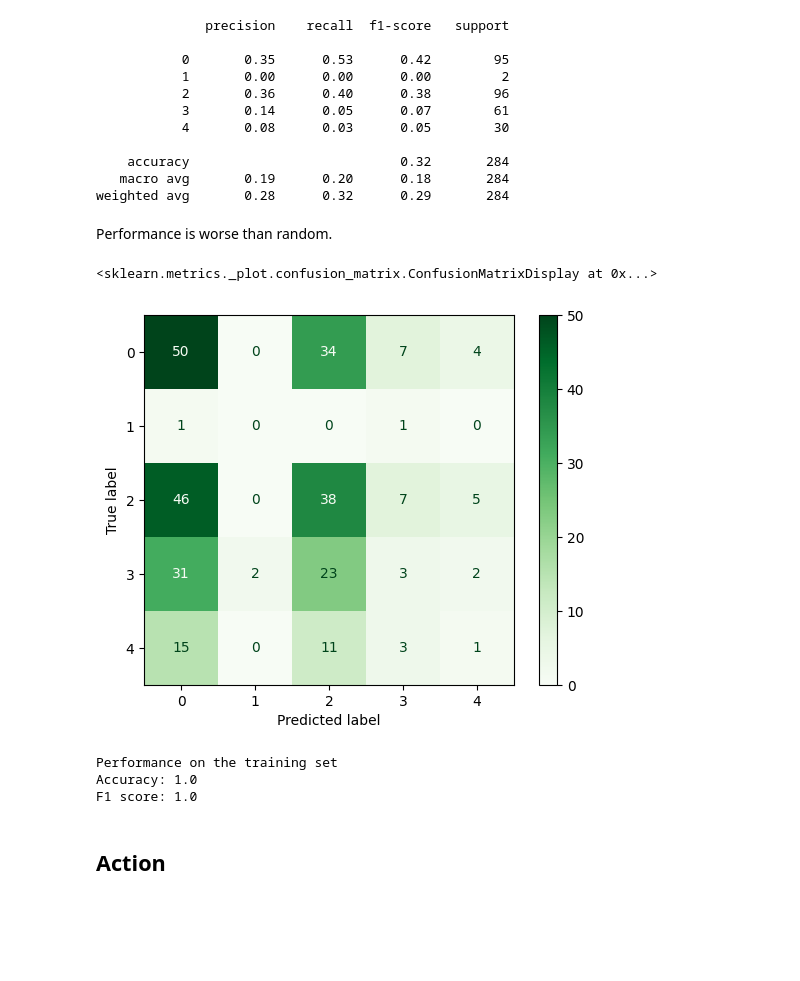
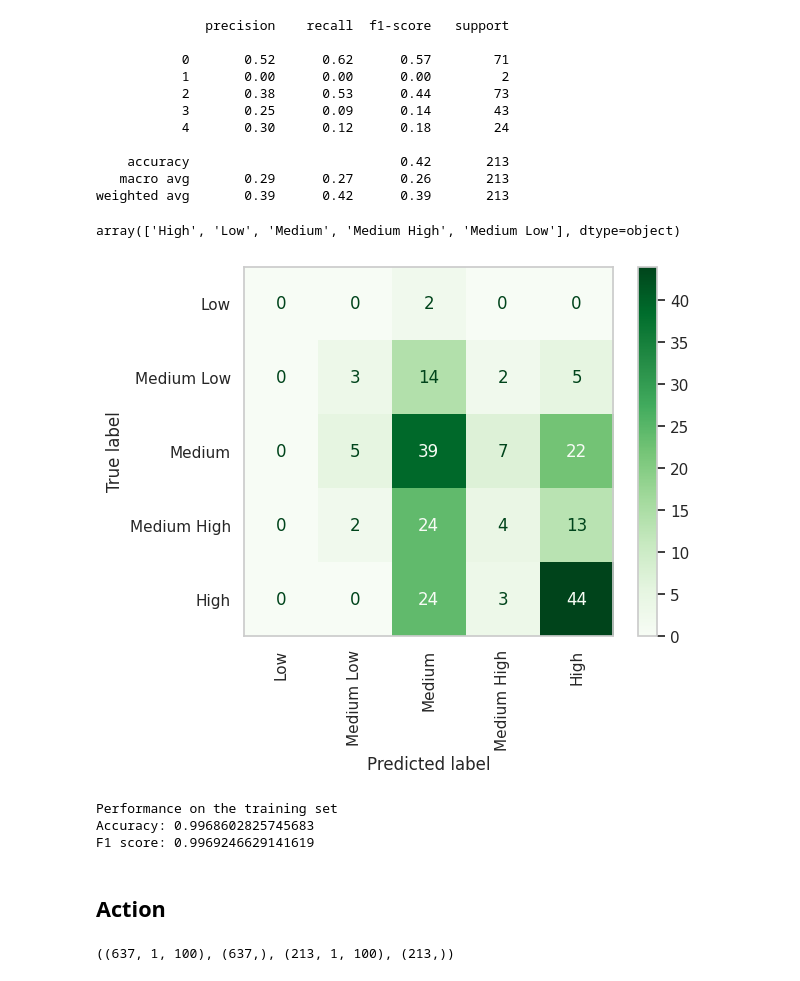
Before and after one commit to g-fabiani4-unipi/dm2_project, a Jupyter notebook: src/time_series/proximity_forest.ipynb, the cells around one changed output. Saved outputs shown, nothing was run; the diff lists cells and outputs as text; code cells hidden in the pictures; blank space fills up the shorter version.

```diff
--- a/src/time_series/proximity_forest.ipynb
+++ b/src/time_series/proximity_forest.ipynb
@@ -14,9 +17,4 @@ from sklearn.metrics import classification_report, ConfusionMatrixDisplay, f1_sc
 data_dir = Path('../../results')
 train = pd.read_csv(data_dir / 'train_ts.csv', index_col='id')
 train['action'] = train['genre'].map(lambda x: 'Action' in x)
-train_X = (train[[str(i) for i in range(100)]]
-           .reset_index()
-           .melt(id_vars='id', var_name='time'))
-train_X['time'] = train_X['time'].astype(int)
-train_X = train_X.set_index(['id', 'time'])
-train_X = train_X.sort_index().values.reshape((850, 1, 100))
+train_array = train[[str(i) for i in range(100)]].values.reshape(len(train), 1, 100)
@@ -66,0 +49,6 @@ Subclasses:
+# %%
+target = train['rating_category']
+train_X, validation_X, train_y, validation_y = train_test_split(train_array, target,
+                                                                stratify=target,
+                                                                shuffle=True, random_state=42)
+train_X.shape, train_y.shape, validation_X.shape, validation_y.shape
@@ -67,7 +57,7 @@ Subclasses:
 # %%
 rating_encoder = LabelEncoder()
-train_y = rating_encoder.fit_transform(train['rating_category'])
-rating_y_true = rating_encoder.transform(test['rating_category'])
+train_y = rating_encoder.fit_transform(train_y)
+rating_y_true = rating_encoder.transform(validation_y)
 # %%
 %%time
 rating_estimator = Pipeline([
@@ -82,28 +72,33 @@ Wall time: 31min 25s
 Pipeline(steps=[('scaler', Normalizer()),
                 ('clf', ProximityForest(n_jobs=-1, random_state=42))])
 # %%
-rating_y_pred = rating_estimator.predict(test_X)
+rating_y_pred = rating_estimator.predict(validation_X)
 # %%
 print(classification_report(y_true=rating_y_true, y_pred=rating_y_pred))
 # %% [output]
               precision    recall  f1-score   support
 
-           0       0.35      0.53      0.42        95
+           0       0.52      0.62      0.57        71
            1       0.00      0.00      0.00         2
-           2       0.36      0.40      0.38        96
-           3       0.14      0.05      0.07        61
-           4       0.08      0.03      0.05        30
+           2       0.38      0.53      0.44        73
+           3       0.25      0.09      0.14        43
+           4       0.30      0.12      0.18        24
 
-    accuracy                           0.32       284
-   macro avg       0.19      0.20      0.18       284
-weighted avg       0.28      0.32      0.29       284
+    accuracy                           0.42       213
+   macro avg       0.29      0.27      0.26       213
+weighted avg       0.39      0.42      0.39       213
-# %% [markdown]
-Performance is worse than random.
+# %%
+rating_encoder.classes_
+# %% [output]
+array(['High', 'Low', 'Medium', 'Medium High', 'Medium Low'], dtype=object)
 # %%
-ConfusionMatrixDisplay.from_predictions(y_true=rating_y_true, y_pred=rating_y_pred, cmap='Greens')
+g = ConfusionMatrixDisplay.from_predictions(y_true=rating_y_true, y_pred=rating_y_pred, cmap='Greens',
+                                        display_labels=('Low', 'Medium Low', 'Medium', 'Medium High', 'High'), xticks_rotation='vertical',
+                                        labels=(1, 4, 2, 3, 0)
+                                        )
+g.ax_.grid(False)
 # %% [output]
-<sklearn.metrics._plot.confusion_matrix.ConfusionMatrixDisplay at 0x...>
-[figure, old version]
+[figure, new version]
 # %%
 train_predict = rating_estimator.predict(train_X)
 print("Performance on the training set")
@@ -111,9 +106,17 @@ print("Accuracy:", accuracy_score(y_true=train_y, y_pred=train_predict))
 print("F1 score:", f1_score(y_true=train_y, y_pred=train_predict,average='macro'))
 # %% [output]
 Performance on the training set
-Accuracy: 1.0
-F1 score: 1.0
+Accuracy: 0.9968602825745683
+F1 score: 0.9969246629141619
 # %% [markdown]
 ## Action
+# %%
+target = train['action']
+train_X, validation_X, train_y, validation_y = train_test_split(train_array, target,
+                                                                stratify=target,
+                                                                shuffle=True, random_state=42)
+train_X.shape, train_y.shape, validation_X.shape, validation_y.shape
+# %% [output]
+((637, 1, 100), (637,), (213, 1, 100), (213,))
 # %%
 action_encoder = LabelEncoder()
```
Also changed, not shown: parts of 19 cells of this notebook.
